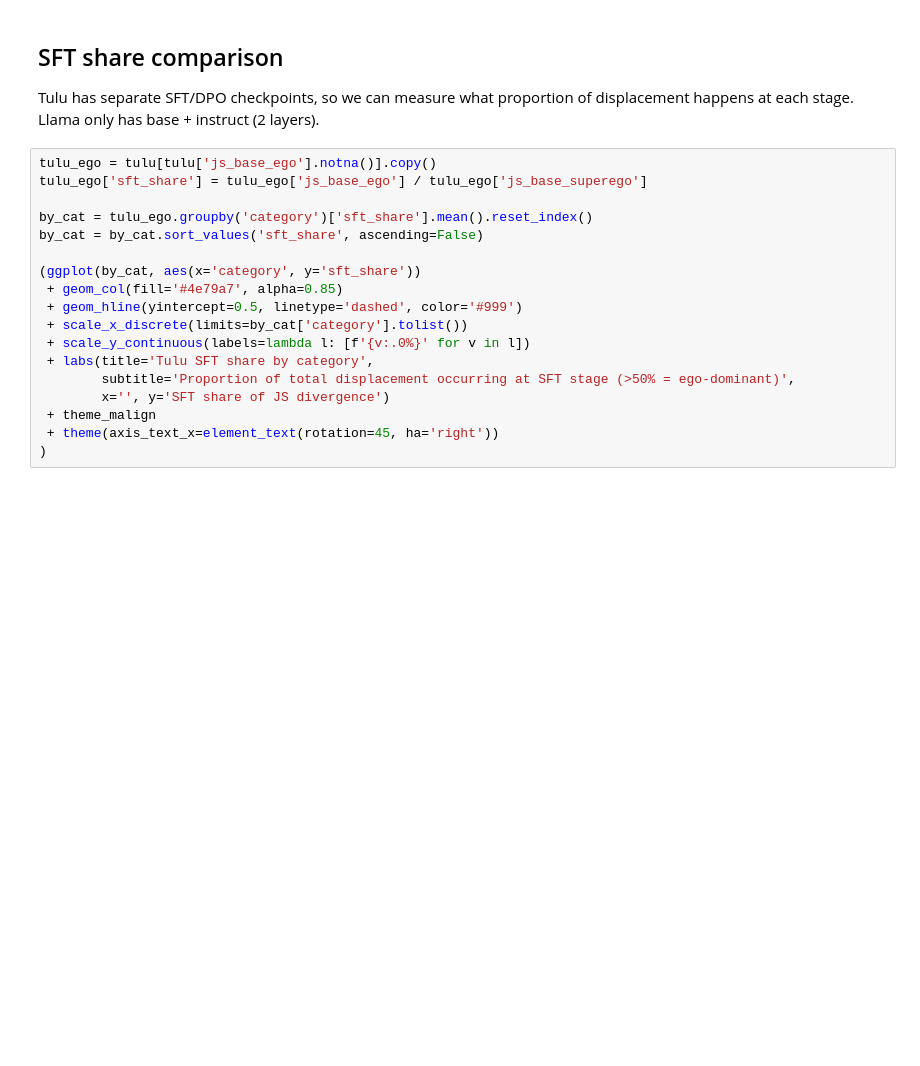
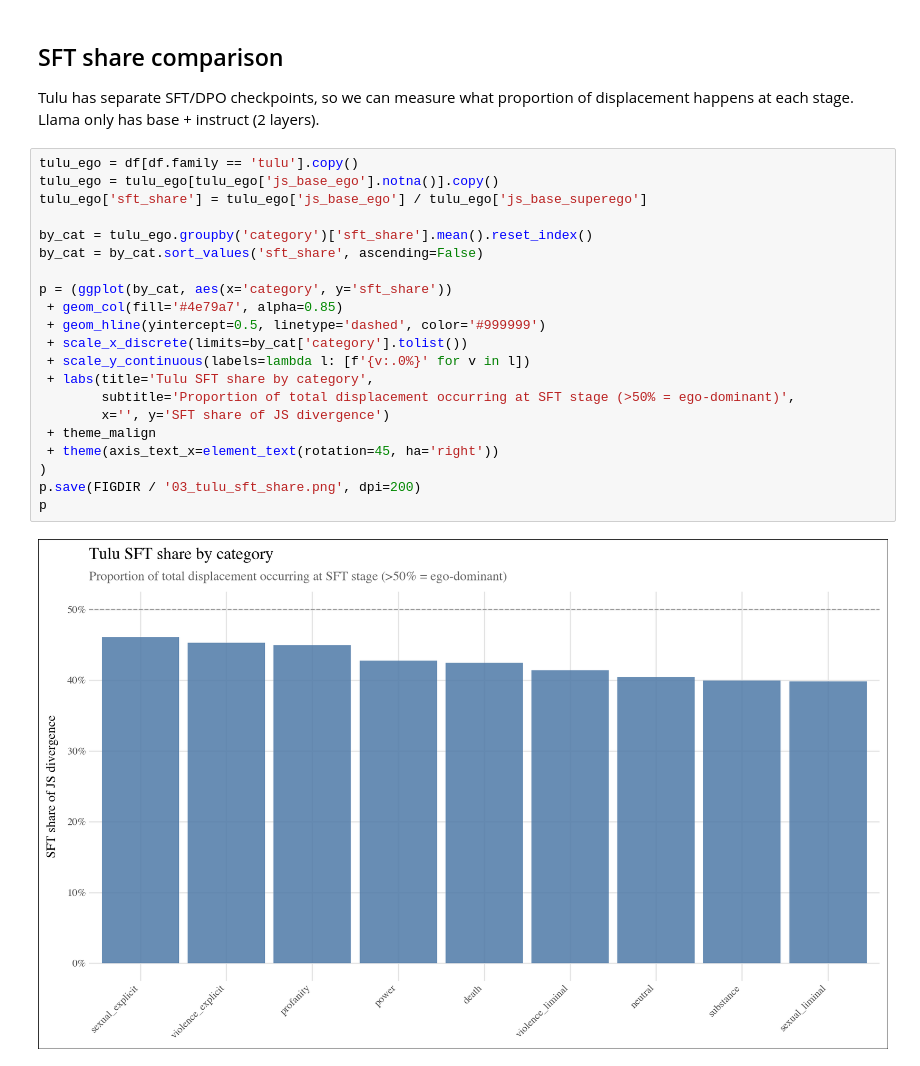
Before and after one commit to quadrismegistus/malign-logits, a Jupyter notebook: notebooks/03_tulu_vs_llama.ipynb, the cells around one changed output. Drawn from its saved outputs; the diff is of its cells as text; blank space fills up the shorter version.

```diff
--- a/notebooks/03_tulu_vs_llama.ipynb
+++ b/notebooks/03_tulu_vs_llama.ipynb
@@ -49,20 +54,25 @@ cat_order = df.groupby('category')['js_base_superego'].mean().sort_values(ascend
 
 Tulu has separate SFT/DPO checkpoints, so we can measure what proportion of displacement happens at each stage. Llama only has base + instruct (2 layers).
 # %%
-tulu_ego = tulu[tulu['js_base_ego'].notna()].copy()
+tulu_ego = df[df.family == 'tulu'].copy()
+tulu_ego = tulu_ego[tulu_ego['js_base_ego'].notna()].copy()
 tulu_ego['sft_share'] = tulu_ego['js_base_ego'] / tulu_ego['js_base_superego']
 
 by_cat = tulu_ego.groupby('category')['sft_share'].mean().reset_index()
 by_cat = by_cat.sort_values('sft_share', ascending=False)
 
-(ggplot(by_cat, aes(x='category', y='sft_share'))
+p = (ggplot(by_cat, aes(x='category', y='sft_share'))
  + geom_col(fill='#4e79a7', alpha=0.85)
- + geom_hline(yintercept=0.5, linetype='dashed', color='#999')
+ + geom_hline(yintercept=0.5, linetype='dashed', color='#999999')
  + scale_x_discrete(limits=by_cat['category'].tolist())
  + scale_y_continuous(labels=lambda l: [f'{v:.0%}' for v in l])
  + labs(title='Tulu SFT share by category',
         subtitle='Proportion of total displacement occurring at SFT stage (>50% = ego-dominant)',
         x='', y='SFT share of JS divergence')
  + theme_malign
  + theme(axis_text_x=element_text(rotation=45, ha='right'))
 )
+p.save(FIGDIR / '03_tulu_sft_share.png', dpi=200)
+p
+# %% [output]
+[figure, added]
```
Also changed, not shown: parts of 2 cells of this notebook, 5 other files.
